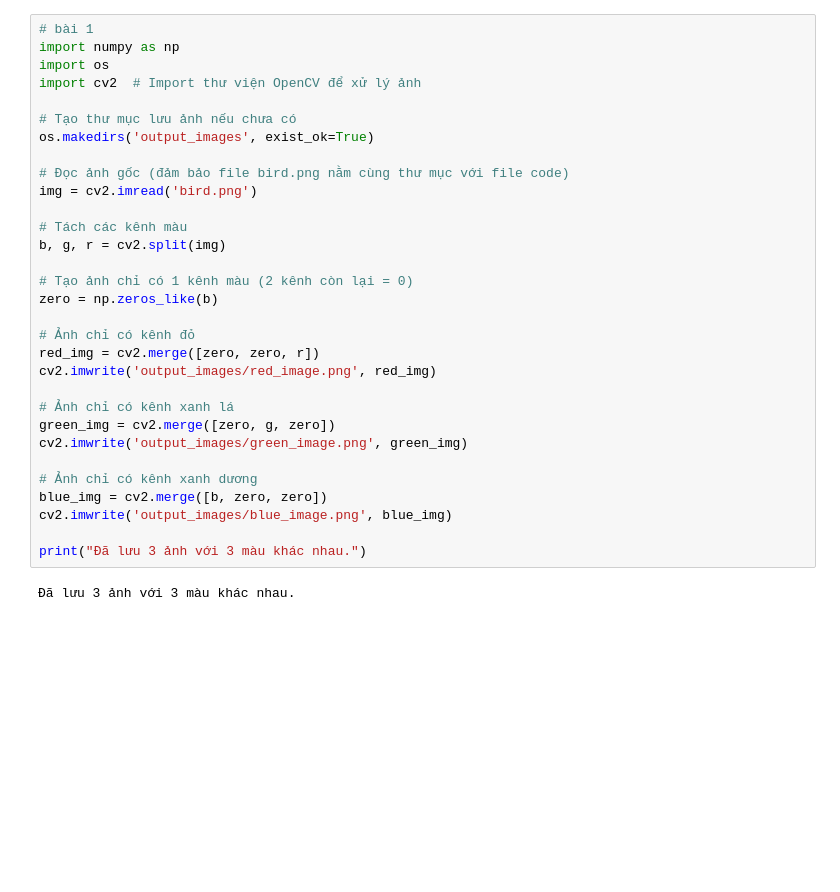
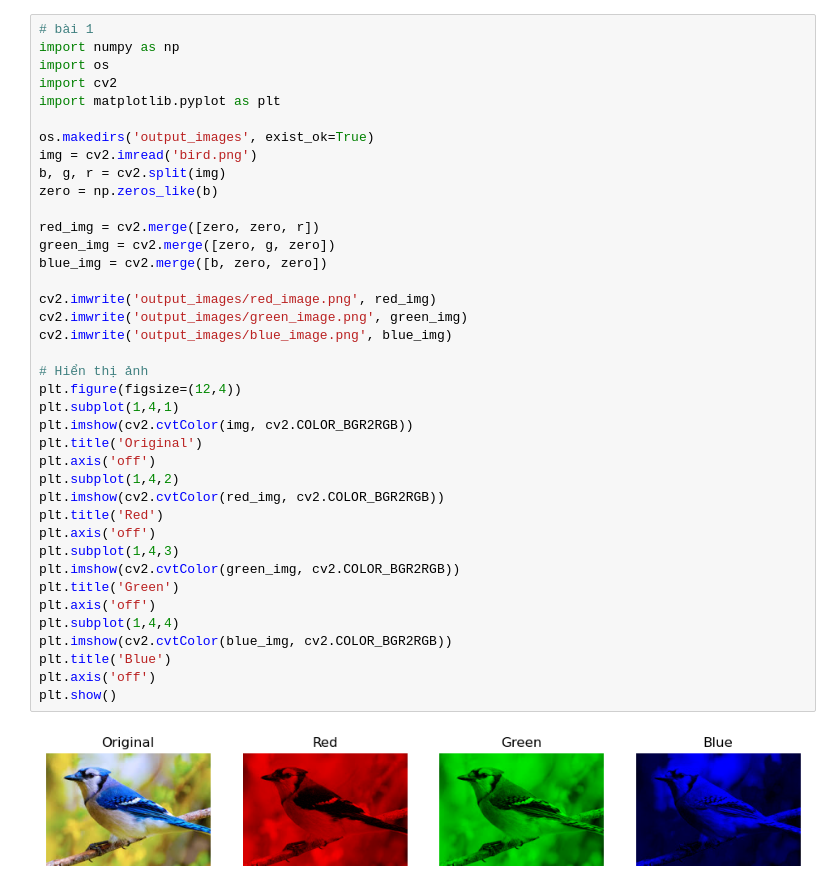
Before and after one commit to LePhuocLoc111/tu-n-1, a Jupyter notebook: LAB1/bait1.ipynb, the cells around one changed output. Cells and saved outputs as stored; diff of their text form; blank space fills up the shorter version.

```diff
--- a/LAB1/bait1.ipynb
+++ b/LAB1/bait1.ipynb
@@ -1,34 +1,42 @@
 # %%
 # bài 1
 import numpy as np
 import os
-import cv2  # Import thư viện OpenCV để xử lý ảnh
+import cv2
+import matplotlib.pyplot as plt
 
-# Tạo thư mục lưu ảnh nếu chưa có
 os.makedirs('output_images', exist_ok=True)
-
-# Đọc ảnh gốc (đảm bảo file bird.png nằm cùng thư mục với file code)
 img = cv2.imread('bird.png')
-
-# Tách các kênh màu
 b, g, r = cv2.split(img)
-
-# Tạo ảnh chỉ có 1 kênh màu (2 kênh còn lại = 0)
 zero = np.zeros_like(b)
 
-# Ảnh chỉ có kênh đỏ
 red_img = cv2.merge([zero, zero, r])
+green_img = cv2.merge([zero, g, zero])
+blue_img = cv2.merge([b, zero, zero])
+
 cv2.imwrite('output_images/red_image.png', red_img)
-
-# Ảnh chỉ có kênh xanh lá
-green_img = cv2.merge([zero, g, zero])
 cv2.imwrite('output_images/green_image.png', green_img)
-
-# Ảnh chỉ có kênh xanh dương
-blue_img = cv2.merge([b, zero, zero])
 cv2.imwrite('output_images/blue_image.png', blue_img)
 
-print("Đã lưu 3 ảnh với 3 màu khác nhau.")
+# Hiển thị ảnh
+plt.figure(figsize=(12,4))
+plt.subplot(1,4,1)
+plt.imshow(cv2.cvtColor(img, cv2.COLOR_BGR2RGB))
+plt.title('Original')
+plt.axis('off')
+plt.subplot(1,4,2)
+plt.imshow(cv2.cvtColor(red_img, cv2.COLOR_BGR2RGB))
+plt.title('Red')
+plt.axis('off')
+plt.subplot(1,4,3)
+plt.imshow(cv2.cvtColor(green_img, cv2.COLOR_BGR2RGB))
+plt.title('Green')
+plt.axis('off')
+plt.subplot(1,4,4)
+plt.imshow(cv2.cvtColor(blue_img, cv2.COLOR_BGR2RGB))
+plt.title('Blue')
+plt.axis('off')
+plt.show()
 # %% [output]
-Đã lưu 3 ảnh với 3 màu khác nhau.
+[figure, added]
 # %%
```
Also changed, not shown: parts of 8 cells of this notebook, 3 other files.
